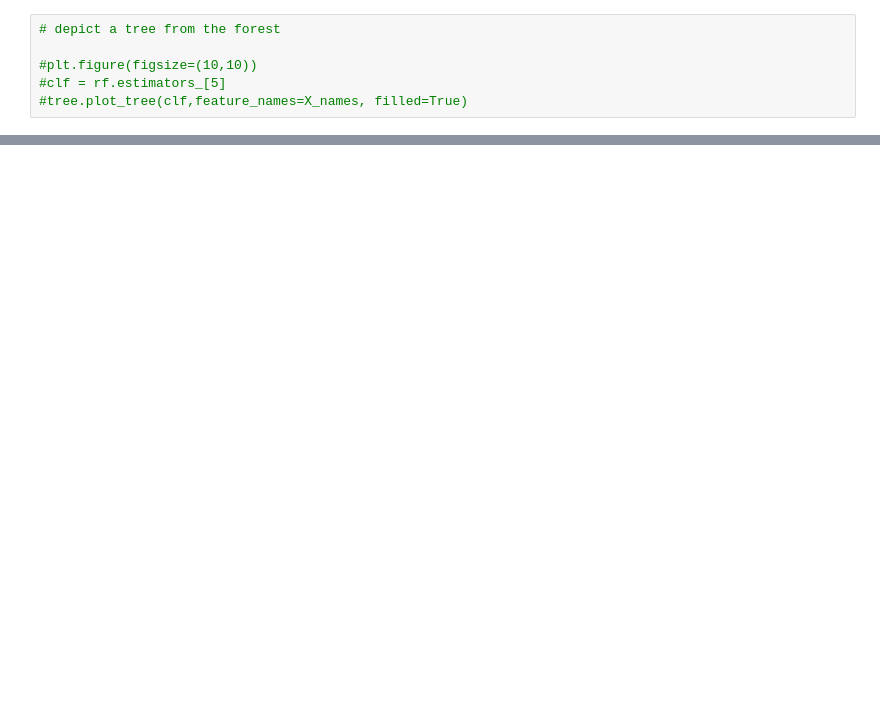
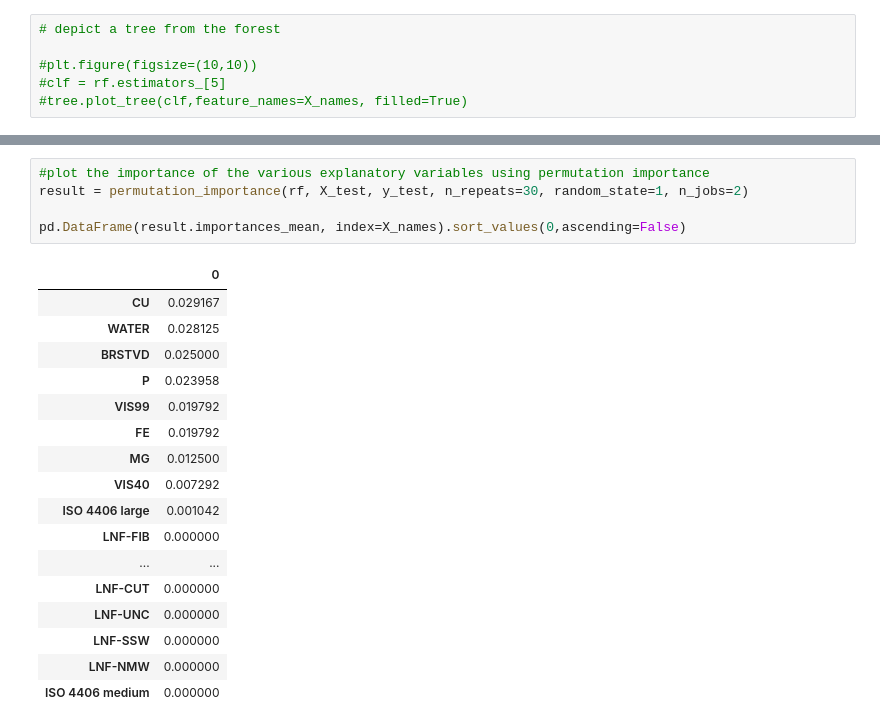
Before and after one commit to chrisrijsdijk/RAMS, a Jupyter notebook: notebook/Oilanalysis_randomforestC.ipynb, the cells around one changed output, grey strips where cells are left out. Saved outputs shown, nothing was run; the diff lists cells and outputs as text; blank space fills up the shorter version.

```diff
--- a/notebook/Oilanalysis_randomforestC.ipynb
+++ b/notebook/Oilanalysis_randomforestC.ipynb
@@ -149,0 +153,23 @@ pd.DataFrame(rf.feature_importances_,index=X_names).sort_values(0,ascending=Fals
+# %%
+#plot the importance of the various explanatory variables using permutation importance
+result = permutation_importance(rf, X_test, y_test, n_repeats=30, random_state=1, n_jobs=2)
+
+pd.DataFrame(result.importances_mean, index=X_names).sort_values(0,ascending=False)
+# %% [output]
+|  | 0 |
+| CU | 0.029167 |
+| WATER | 0.028125 |
+| BRSTVD | 0.025000 |
+| P | 0.023958 |
+| VIS99 | 0.019792 |
+| FE | 0.019792 |
+| MG | 0.012500 |
+| VIS40 | 0.007292 |
+| ISO 4406 large | 0.001042 |
+| LNF-FIB | 0.000000 |
+| ... | ... |
+| LNF-CUT | 0.000000 |
+| LNF-UNC | 0.000000 |
+| LNF-SSW | 0.000000 |
+| LNF-NMW | 0.000000 |
+| ISO 4406 medium | 0.000000 |
```
Also changed, not shown: parts of 3 cells of this notebook, 1 other file.
